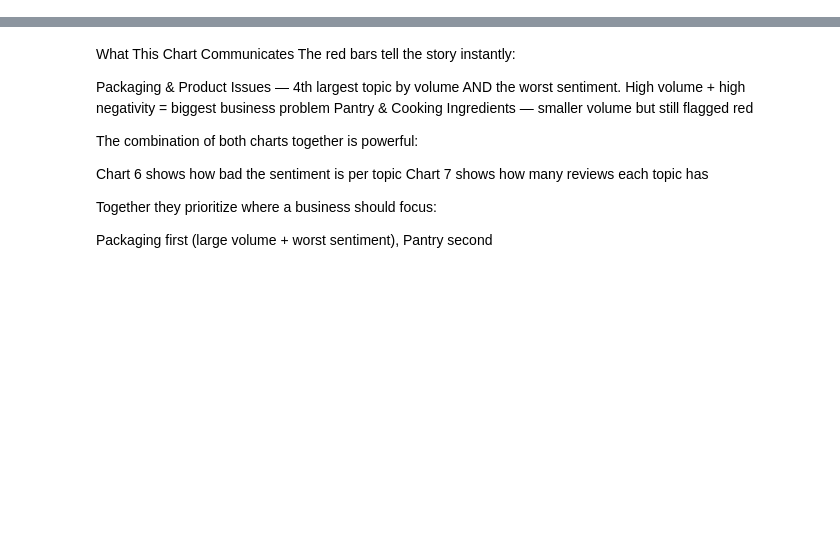
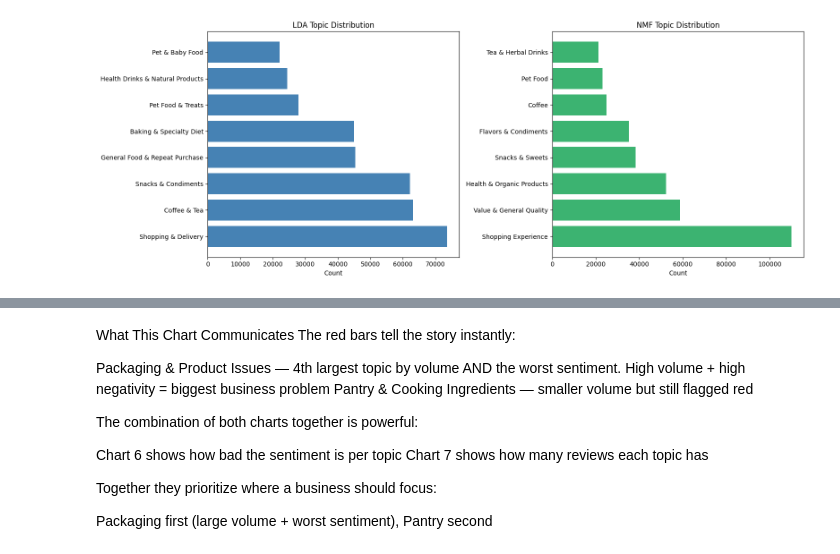
Before and after one commit to praharsh2527/NLP-insights-on-Unstructured-Data, a Jupyter notebook: Notebooks/03_Topic_Modelling.ipynb, the cells around one changed output, grey strips where cells are left out. Saved outputs shown, nothing was run; the diff lists cells and outputs as text; code cells hidden in the pictures; blank space fills up the shorter version.

```diff
--- a/Notebooks/03_Topic_Modelling.ipynb
+++ b/Notebooks/03_Topic_Modelling.ipynb
@@ -132 +314,21 @@ Name: count, dtype: int64
+# %%
+# Compare LDA vs NMF topic distribution
+fig, (ax1, ax2) = plt.subplots(1, 2, figsize=(16, 6))
+
+# LDA
+lda_counts = df2['topic_label'].value_counts()
+ax1.barh(lda_counts.index, lda_counts.values, color='steelblue')
+ax1.set_title('LDA Topic Distribution')
+ax1.set_xlabel('Count')
+
+# NMF
+nmf_counts = df['nmf_topic_label'].value_counts()
+ax2.barh(nmf_counts.index, nmf_counts.values, color='mediumseagreen')
+ax2.set_title('NMF Topic Distribution')
+ax2.set_xlabel('Count')
+
+plt.tight_layout()
+plt.show()
+# %% [output]
+[figure, added]
 # %%
```
Also changed, not shown: parts of 30 cells of this notebook, 3 other files.
